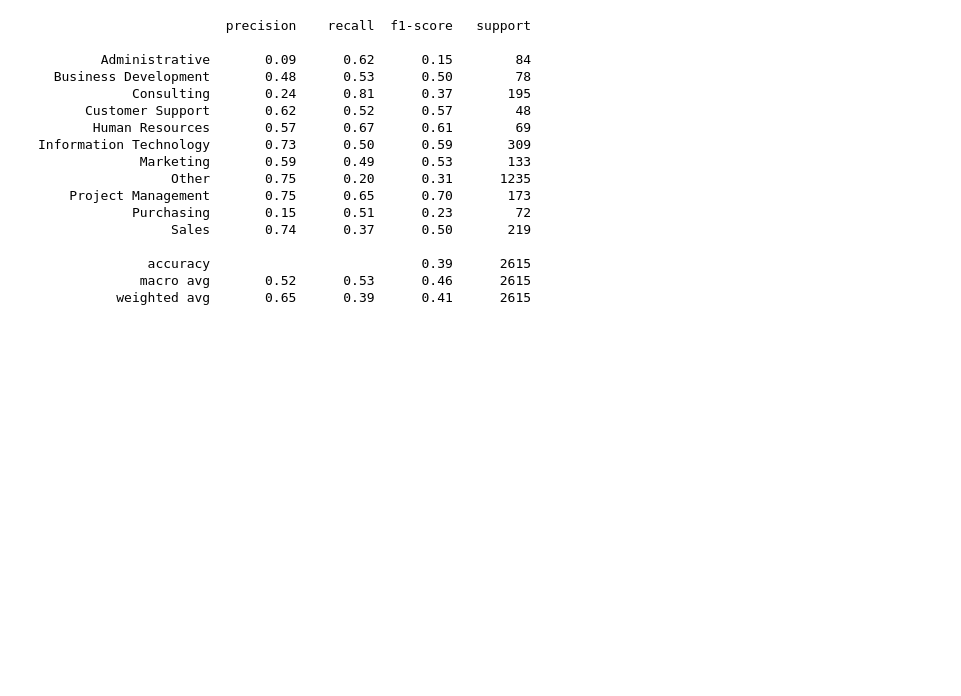
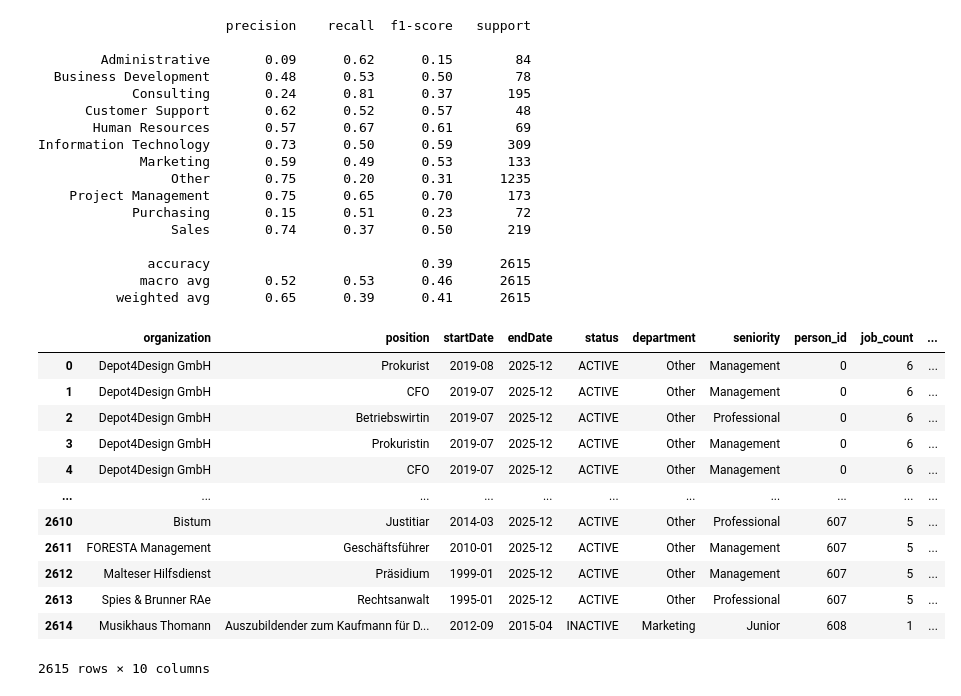
Before and after one commit to E-tech-coder/DataScienceCapstoneProject, a Jupyter notebook: ZeroShot.ipynb, the cells around one changed output. Drawn from its saved outputs; the diff is of its cells as text; code cells hidden in the pictures; blank space fills up the shorter version.

```diff
--- a/ZeroShot.ipynb
+++ b/ZeroShot.ipynb
@@ -63,3 +83,21 @@ Information Technology       0.73      0.50      0.59       309
               accuracy                           0.39      2615
              macro avg       0.52      0.53      0.46      2615
           weighted avg       0.65      0.39      0.41      2615
+# %%
+# Predict seniority with a pretrained model
+
+df
+# %% [output]
+|  | organization | position | startDate | endDate | status | department | seniority | person_id | job_count | ... |
+| 0 | Depot4Design GmbH | Prokurist | 2019-08 | 2025-12 | ACTIVE | Other | Management | 0 | 6 | ... |
+| 1 | Depot4Design GmbH | CFO | 2019-07 | 2025-12 | ACTIVE | Other | Management | 0 | 6 | ... |
+| 2 | Depot4Design GmbH | Betriebswirtin | 2019-07 | 2025-12 | ACTIVE | Other | Professional | 0 | 6 | ... |
+| 3 | Depot4Design GmbH | Prokuristin | 2019-07 | 2025-12 | ACTIVE | Other | Management | 0 | 6 | ... |
+| 4 | Depot4Design GmbH | CFO | 2019-07 | 2025-12 | ACTIVE | Other | Management | 0 | 6 | ... |
+| ... | ... | ... | ... | ... | ... | ... | ... | ... | ... | ... |
+| 2610 | Bistum | Justitiar | 2014-03 | 2025-12 | ACTIVE | Other | Professional | 607 | 5 | ... |
+| 2611 | FORESTA Management | Geschäftsführer | 2010-01 | 2025-12 | ACTIVE | Other | Management | 607 | 5 | ... |
+| 2612 | Malteser Hilfsdienst | Präsidium | 1999-01 | 2025-12 | ACTIVE | Other | Management | 607 | 5 | ... |
+| 2613 | Spies & Brunner RAe | Rechtsanwalt | 1995-01 | 2025-12 | ACTIVE | Other | Professional | 607 | 5 | ... |
+| 2614 | Musikhaus Thomann | Auszubildender zum Kaufmann für D... | 2012-09 | 2015-04 | INACTIVE | Marketing | Junior | 608 | 1 | ... |
+2615 rows × 10 columns
```
Also changed, not shown: parts of 25 cells of this notebook.
